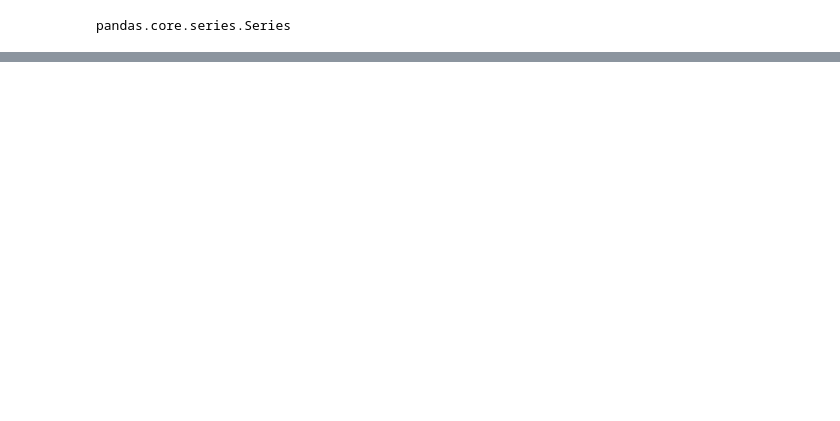
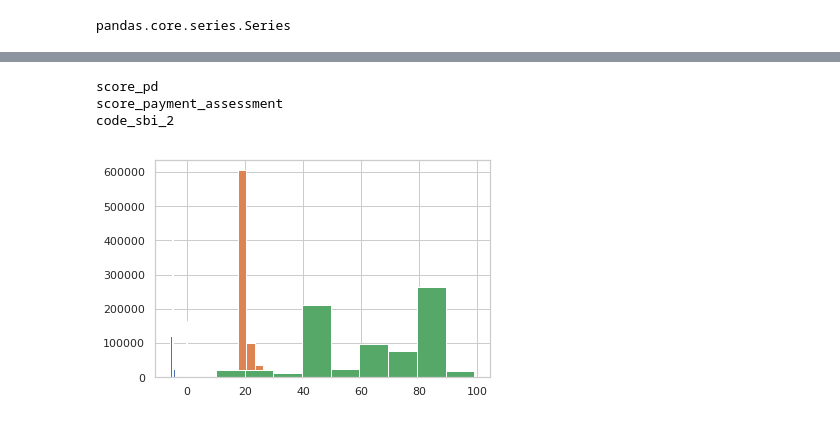
Before and after one commit to mark-me/relocation_indicator, a Jupyter notebook: Notebooks/Data_Merging/graydon_inspect_one_year.ipynb, the cells around one changed output, grey strips where cells are left out. Saved outputs shown, nothing was run; the diff lists cells and outputs as text; code cells hidden in the pictures; blank space fills up the shorter version.

```diff
--- a/Notebooks/Data_Merging/graydon_inspect_one_year.ipynb
+++ b/Notebooks/Data_Merging/graydon_inspect_one_year.ipynb
@@ -312,0 +489,2 @@ ValueError: Input contains NaN, infinity or a value too large for dtype('float64
+# %%
+feature_cols = ['score_pd', 'score_payment_assessment', 'code_sbi_2']
@@ -312,0 +493,12 @@ ValueError: Input contains NaN, infinity or a value too large for dtype('float64
+# %%
+for cols in feature_cols:
+    print(cols)
+    mult_companies[cols].hist()
+#     plt.title('Histogram of', cols)
+#     plt.xlabel(cols)
+#     plt.ylabel('Frequency')
+# %% [output]
+score_pd
+score_payment_assessment
+code_sbi_2
+[figure, added]
```
Also changed, not shown: parts of 103 cells of this notebook.
